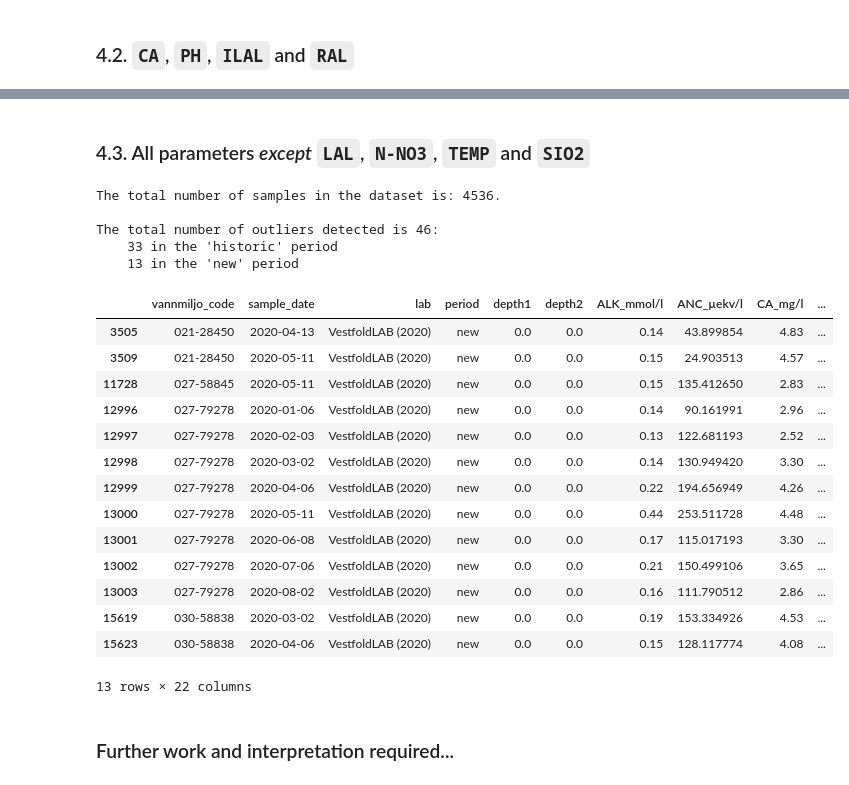
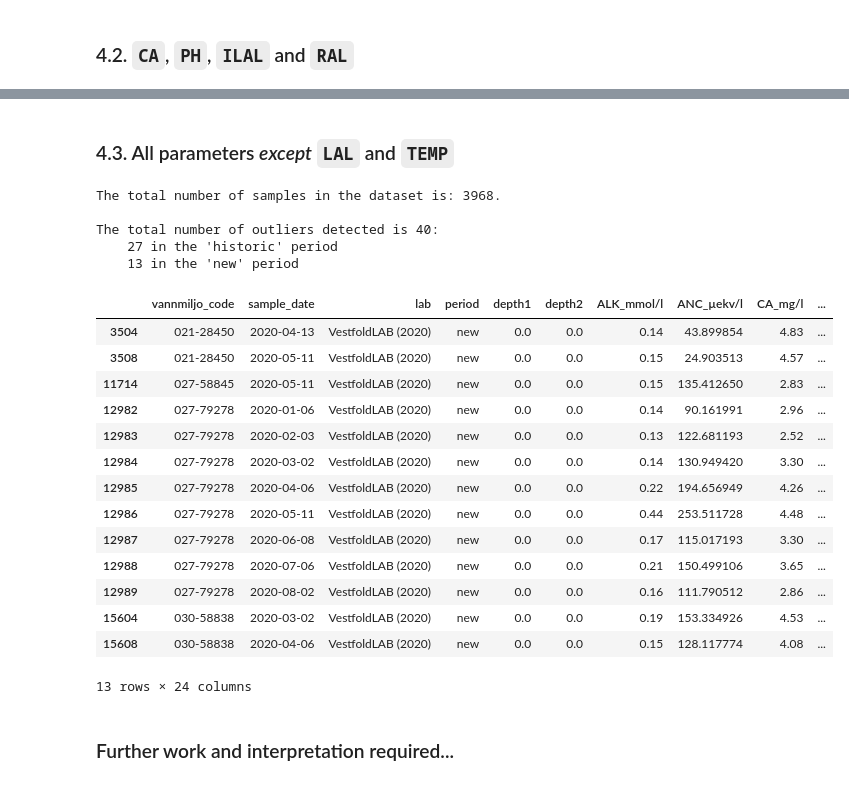
Before and after one commit to NIVANorge/tiltaksovervakingen, a Jupyter notebook: notebooks/03_outlier_detection.ipynb, the cells around one changed output, grey strips where cells are left out. Cells and saved outputs as stored; diff of their text form; code cells hidden in the pictures.

```diff
--- a/notebooks/03_outlier_detection.ipynb
+++ b/notebooks/03_outlier_detection.ipynb
@@ -69,0 +27,4 @@ df.head()
+# %%
+# Read from SQLite
+stn_df, df = utils.read_data_from_sqlite()
+df.head()
@@ -248,48 +219,48 @@ The total number of outliers detected is 119:
 # %% [markdown]
-### 4.3. All parameters *except* `LAL`, `N-NO3`, `TEMP` and `SIO2`
+### 4.3. All parameters *except* `LAL` and `TEMP`
 # %%
 # Columns of interest
 key_cols = ["vannmiljo_code", "sample_date", "lab", "period", "depth1", "depth2"]
-excl_cols = ["TEMP_°C", "SIO2_µg/l Si", "LAL_µg/l Al", "N-NO3_µg/l N"]
+excl_cols = ["TEMP_°C", "LAL_µg/l Al"]
 par_cols = [col for col in df.columns if col not in (key_cols+excl_cols)]
 
 # Run algorithm
 data = df[key_cols + par_cols].dropna()
 data = utils.isolation_forest(data, par_cols, contamination=0.01)
 
 # Summarise results
 all_out = data.query("pred == 'outlier'")
 his_out = data.query("(pred == 'outlier') and (period == 'historic')")
 new_out = data.query("(pred == 'outlier') and (period == 'new')")
 
 print(f"The total number of samples in the dataset is: {len(data)}.\n")
 print(
     f"The total number of outliers detected is {len(all_out)}:\n"
     f"    {len(his_out)} in the 'historic' period\n"
     f"    {len(new_out)} in the 'new' period\n"
 )
 
 new_out
 # %% [output]
-The total number of samples in the dataset is: 4536.
+The total number of samples in the dataset is: 3968.
 
-The total number of outliers detected is 46:
-    33 in the 'historic' period
+The total number of outliers detected is 40:
+    27 in the 'historic' period
     13 in the 'new' period
 |  | vannmiljo_code | sample_date | lab | period | depth1 | depth2 | ALK_mmol/l | ANC_µekv/l | CA_mg/l | ... |
-| 3505 | 021-28450 | 2020-04-13 | VestfoldLAB (2020) | new | 0.0 | 0.0 | 0.14 | 43.899854 | 4.83 | ... |
-| 3509 | 021-28450 | 2020-05-11 | VestfoldLAB (2020) | new | 0.0 | 0.0 | 0.15 | 24.903513 | 4.57 | ... |
-| 11728 | 027-58845 | 2020-05-11 | VestfoldLAB (2020) | new | 0.0 | 0.0 | 0.15 | 135.412650 | 2.83 | ... |
-| 12996 | 027-79278 | 2020-01-06 | VestfoldLAB (2020) | new | 0.0 | 0.0 | 0.14 | 90.161991 | 2.96 | ... |
-| 12997 | 027-79278 | 2020-02-03 | VestfoldLAB (2020) | new | 0.0 | 0.0 | 0.13 | 122.681193 | 2.52 | ... |
-| 12998 | 027-79278 | 2020-03-02 | VestfoldLAB (2020) | new | 0.0 | 0.0 | 0.14 | 130.949420 | 3.30 | ... |
-| 12999 | 027-79278 | 2020-04-06 | VestfoldLAB (2020) | new | 0.0 | 0.0 | 0.22 | 194.656949 | 4.26 | ... |
-| 13000 | 027-79278 | 2020-05-11 | VestfoldLAB (2020) | new | 0.0 | 0.0 | 0.44 | 253.511728 | 4.48 | ... |
-| 13001 | 027-79278 | 2020-06-08 | VestfoldLAB (2020) | new | 0.0 | 0.0 | 0.17 | 115.017193 | 3.30 | ... |
-| 13002 | 027-79278 | 2020-07-06 | VestfoldLAB (2020) | new | 0.0 | 0.0 | 0.21 | 150.499106 | 3.65 | ... |
-| 13003 | 027-79278 | 2020-08-02 | VestfoldLAB (2020) | new | 0.0 | 0.0 | 0.16 | 111.790512 | 2.86 | ... |
-| 15619 | 030-58838 | 2020-03-02 | VestfoldLAB (2020) | new | 0.0 | 0.0 | 0.19 | 153.334926 | 4.53 | ... |
-| 15623 | 030-58838 | 2020-04-06 | VestfoldLAB (2020) | new | 0.0 | 0.0 | 0.15 | 128.117774 | 4.08 | ... |
+| 3504 | 021-28450 | 2020-04-13 | VestfoldLAB (2020) | new | 0.0 | 0.0 | 0.14 | 43.899854 | 4.83 | ... |
+| 3508 | 021-28450 | 2020-05-11 | VestfoldLAB (2020) | new | 0.0 | 0.0 | 0.15 | 24.903513 | 4.57 | ... |
+| 11714 | 027-58845 | 2020-05-11 | VestfoldLAB (2020) | new | 0.0 | 0.0 | 0.15 | 135.412650 | 2.83 | ... |
+| 12982 | 027-79278 | 2020-01-06 | VestfoldLAB (2020) | new | 0.0 | 0.0 | 0.14 | 90.161991 | 2.96 | ... |
+| 12983 | 027-79278 | 2020-02-03 | VestfoldLAB (2020) | new | 0.0 | 0.0 | 0.13 | 122.681193 | 2.52 | ... |
+| 12984 | 027-79278 | 2020-03-02 | VestfoldLAB (2020) | new | 0.0 | 0.0 | 0.14 | 130.949420 | 3.30 | ... |
+| 12985 | 027-79278 | 2020-04-06 | VestfoldLAB (2020) | new | 0.0 | 0.0 | 0.22 | 194.656949 | 4.26 | ... |
+| 12986 | 027-79278 | 2020-05-11 | VestfoldLAB (2020) | new | 0.0 | 0.0 | 0.44 | 253.511728 | 4.48 | ... |
+| 12987 | 027-79278 | 2020-06-08 | VestfoldLAB (2020) | new | 0.0 | 0.0 | 0.17 | 115.017193 | 3.30 | ... |
+| 12988 | 027-79278 | 2020-07-06 | VestfoldLAB (2020) | new | 0.0 | 0.0 | 0.21 | 150.499106 | 3.65 | ... |
+| 12989 | 027-79278 | 2020-08-02 | VestfoldLAB (2020) | new | 0.0 | 0.0 | 0.16 | 111.790512 | 2.86 | ... |
+| 15604 | 030-58838 | 2020-03-02 | VestfoldLAB (2020) | new | 0.0 | 0.0 | 0.19 | 153.334926 | 4.53 | ... |
+| 15608 | 030-58838 | 2020-04-06 | VestfoldLAB (2020) | new | 0.0 | 0.0 | 0.15 | 128.117774 | 4.08 | ... |
-13 rows × 22 columns
+13 rows × 24 columns
 # %% [markdown]
 ### Further work and interpretation required...
```
Also changed, not shown: parts of 10 cells of this notebook, 19 other files.
